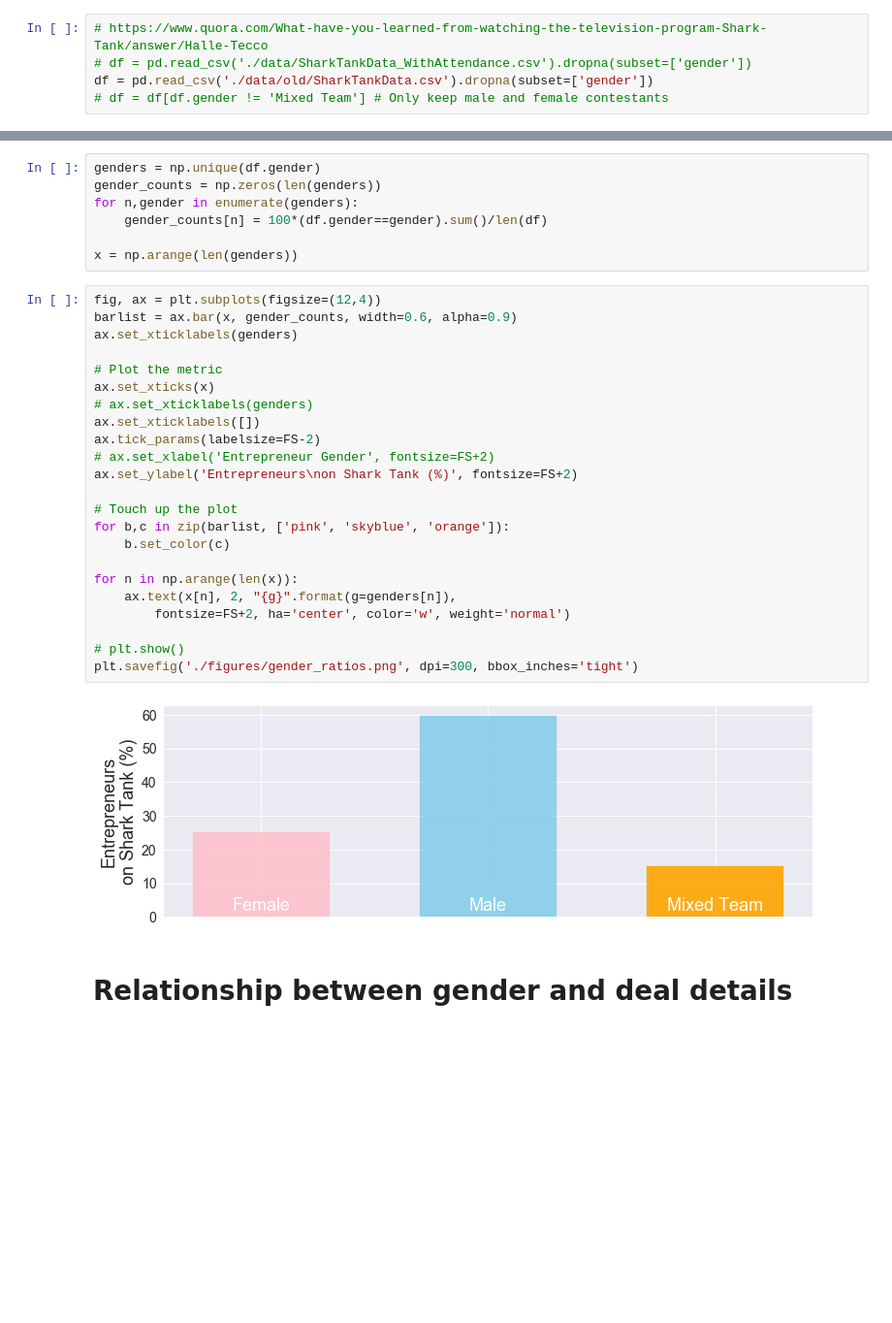
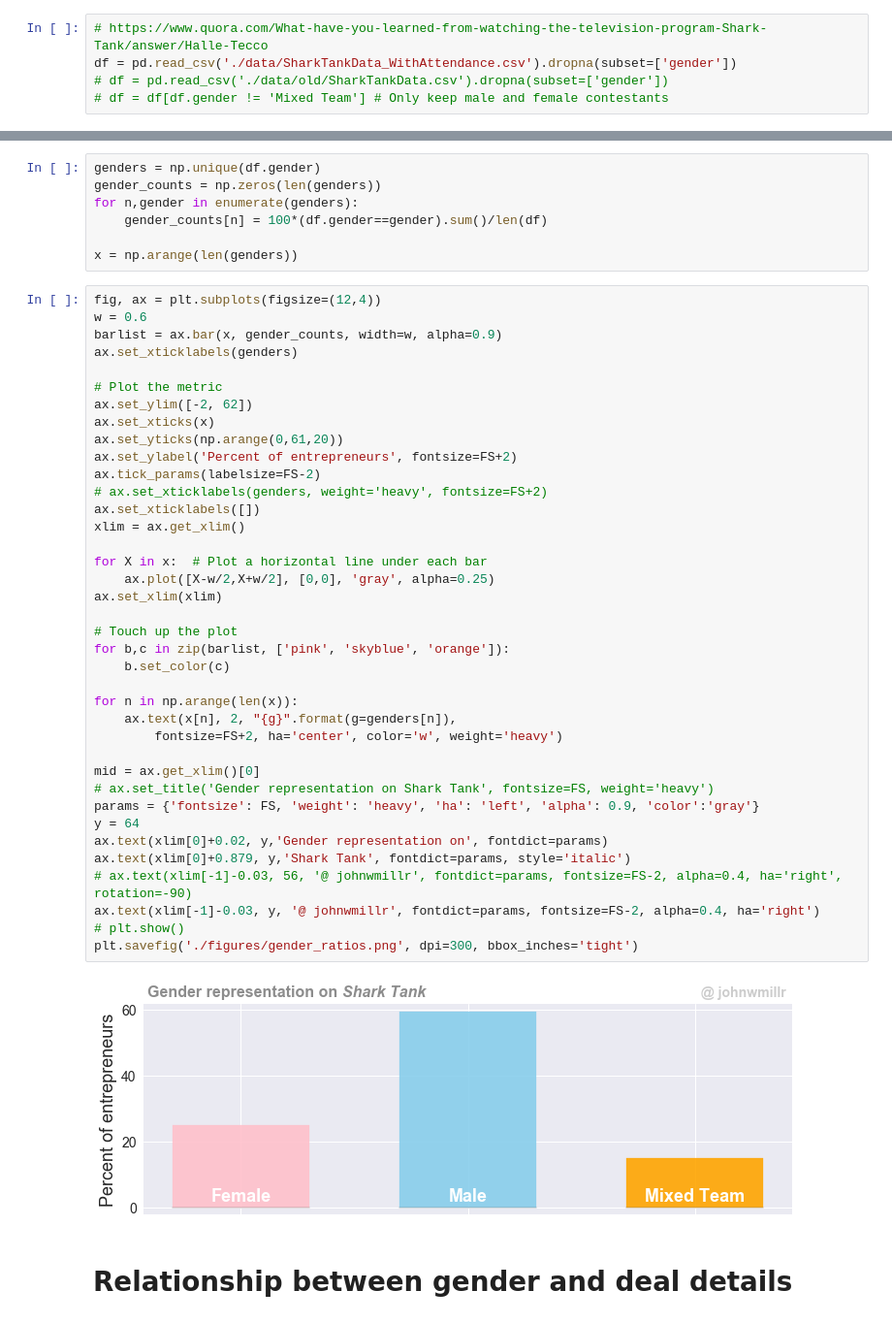
Before and after one commit to johnwmillr/SharkTank, a Jupyter notebook: SharkTank.ipynb, the cells around one changed output, grey strips where cells are left out. Shown at 97% size. Saved outputs shown, nothing was run; the diff lists cells and outputs as text; blank space fills up the shorter version.

Commit message:
Improve style of graph

```diff
--- a/SharkTank.ipynb
+++ b/SharkTank.ipynb
@@ -15,8 +15,8 @@ FS = 16
 ## Load the data
 # %%
 # https://www.quora.com/What-have-you-learned-from-watching-the-television-program-Shark-Tank/answer/Halle-Tecco
-# df = pd.read_csv('./data/SharkTankData_WithAttendance.csv').dropna(subset=['gender'])
-df = pd.read_csv('./data/old/SharkTankData.csv').dropna(subset=['gender'])
+df = pd.read_csv('./data/SharkTankData_WithAttendance.csv').dropna(subset=['gender'])
+# df = pd.read_csv('./data/old/SharkTankData.csv').dropna(subset=['gender'])
 # df = df[df.gender != 'Mixed Team'] # Only keep male and female contestants
 # %%
 sharks = ['Corcoran', 'Greiner', 'Cuban', 'Herjavec', 'John', "O'Leary"]
@@ -51,29 +51,44 @@ for n,gender in enumerate(genders):
 x = np.arange(len(genders))
 # %%
 fig, ax = plt.subplots(figsize=(12,4))
-barlist = ax.bar(x, gender_counts, width=0.6, alpha=0.9)
+w = 0.6
+barlist = ax.bar(x, gender_counts, width=w, alpha=0.9)
 ax.set_xticklabels(genders)
 
 # Plot the metric
+ax.set_ylim([-2, 62])
 ax.set_xticks(x)
-# ax.set_xticklabels(genders)
+ax.set_yticks(np.arange(0,61,20))
+ax.set_ylabel('Percent of entrepreneurs', fontsize=FS+2)
+ax.tick_params(labelsize=FS-2)
+# ax.set_xticklabels(genders, weight='heavy', fontsize=FS+2)
 ax.set_xticklabels([])
-ax.tick_params(labelsize=FS-2)
-# ax.set_xlabel('Entrepreneur Gender', fontsize=FS+2)
-ax.set_ylabel('Entrepreneurs\non Shark Tank (%)', fontsize=FS+2)
+xlim = ax.get_xlim()
+
+for X in x:  # Plot a horizontal line under each bar
+    ax.plot([X-w/2,X+w/2], [0,0], 'gray', alpha=0.25)
+ax.set_xlim(xlim)
 
 # Touch up the plot
 for b,c in zip(barlist, ['pink', 'skyblue', 'orange']):
     b.set_color(c)
 
 for n in np.arange(len(x)):
     ax.text(x[n], 2, "{g}".format(g=genders[n]),
-        fontsize=FS+2, ha='center', color='w', weight='normal')
+        fontsize=FS+2, ha='center', color='w', weight='heavy')
 
+mid = ax.get_xlim()[0]
+# ax.set_title('Gender representation on Shark Tank', fontsize=FS, weight='heavy')
+params = {'fontsize': FS, 'weight': 'heavy', 'ha': 'left', 'alpha': 0.9, 'color':'gray'}
+y = 64
+ax.text(xlim[0]+0.02, y,'Gender representation on', fontdict=params)
+ax.text(xlim[0]+0.879, y,'Shark Tank', fontdict=params, style='italic')
+# ax.text(xlim[-1]-0.03, 56, '@ johnwmillr', fontdict=params, fontsize=FS-2, alpha=0.4, ha='right', rotation=-90)
+ax.text(xlim[-1]-0.03, y, '@ johnwmillr', fontdict=params, fontsize=FS-2, alpha=0.4, ha='right')
 # plt.show()
 plt.savefig('./figures/gender_ratios.png', dpi=300, bbox_inches='tight')
 # %% [output]
-[figure, old version]
+[figure, new version]
 # %% [markdown]
 # Relationship between gender and deal details
 # %% [markdown]
```
Also changed, not shown: parts of 2 cells of this notebook.
